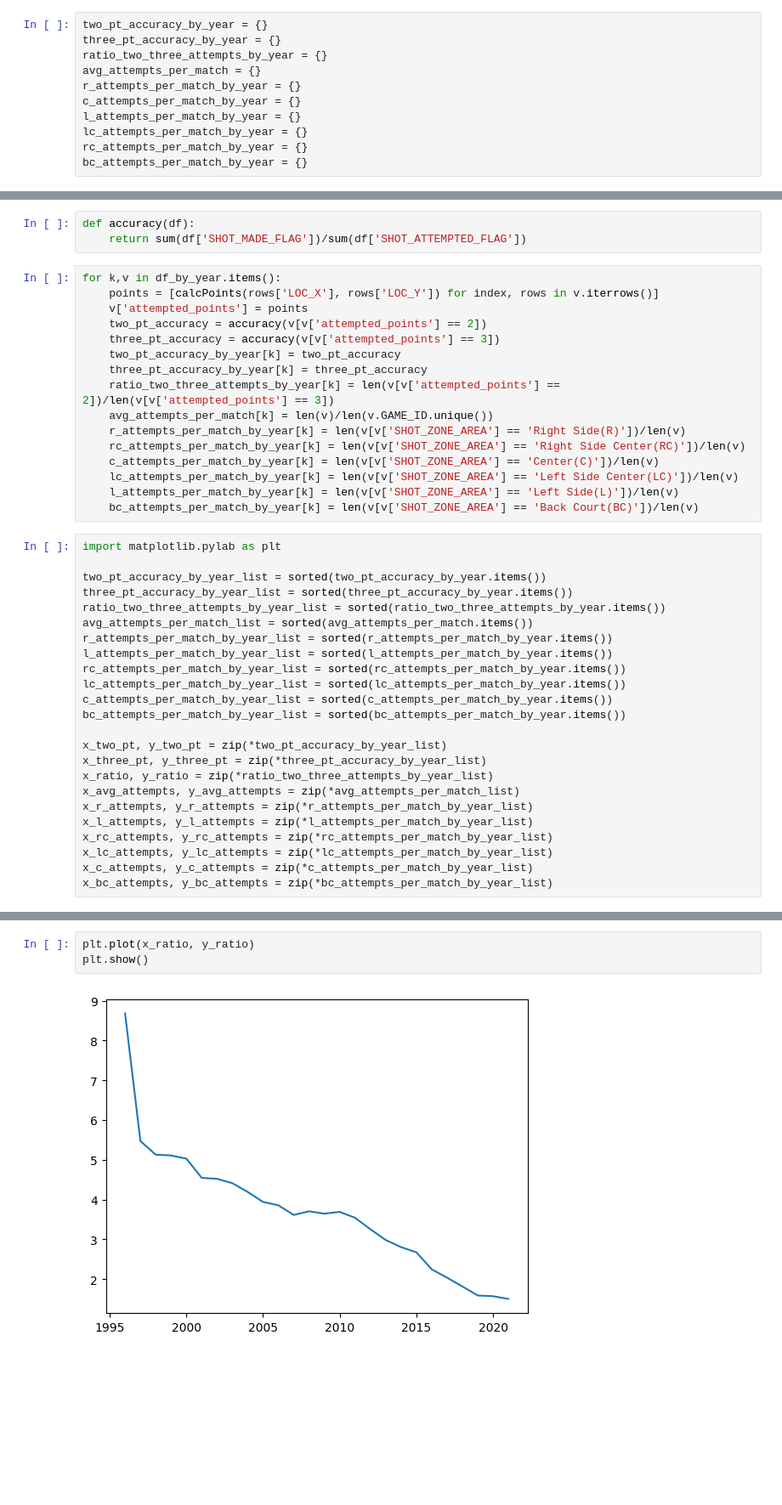
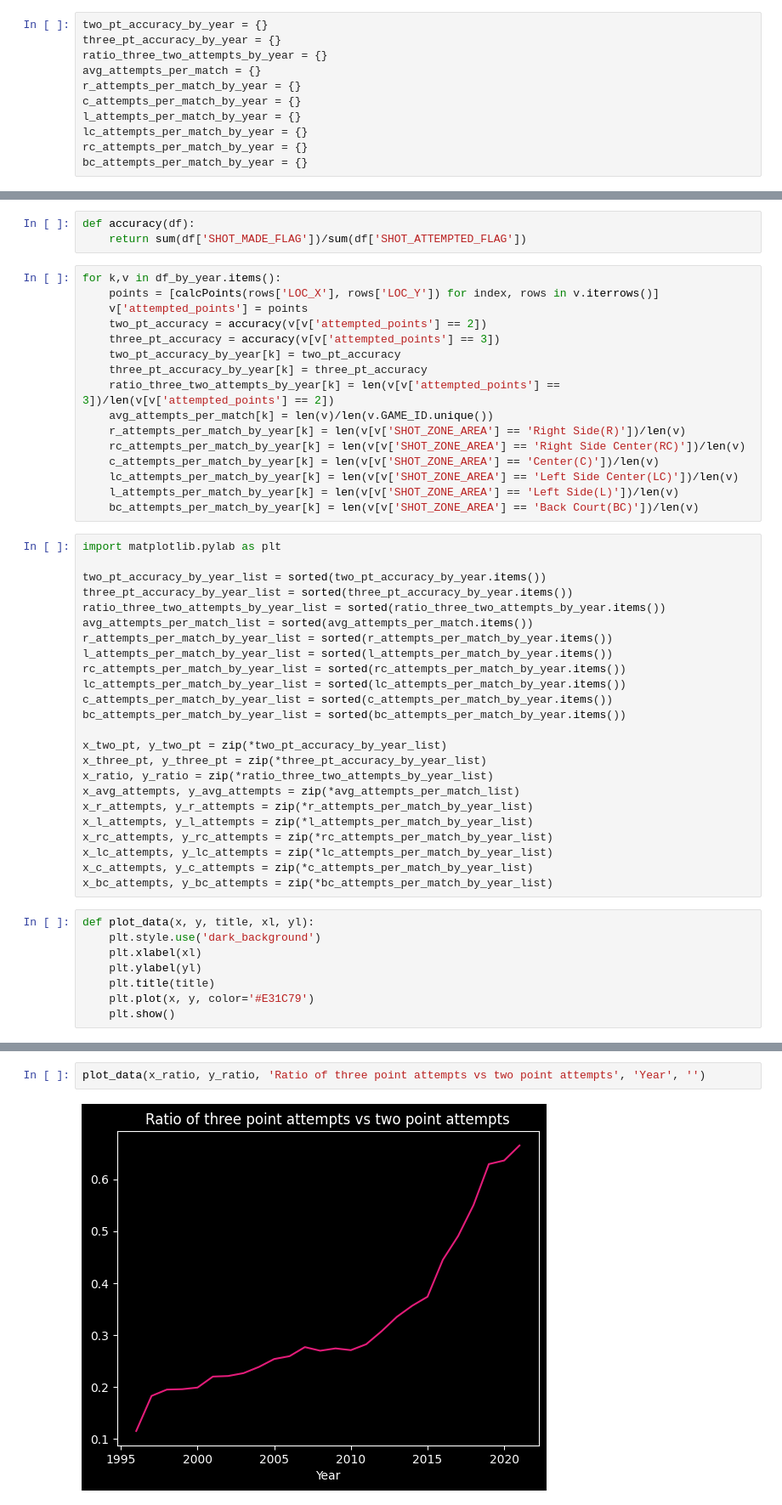
Before and after one commit to Zdolny99/NBA_shot_analysis, a Jupyter notebook: Accuracy-and-attempts-2pt-3pt-analysis.ipynb, the cells around one changed output, grey strips where cells are left out. Shown at 85% size. Drawn from its saved outputs; the diff is of its cells as text; blank space fills up the shorter version.

```diff
--- a/Accuracy-and-attempts-2pt-3pt-analysis.ipynb
+++ b/Accuracy-and-attempts-2pt-3pt-analysis.ipynb
@@ -32,7 +37,7 @@ print(df_by_year[2004].SHOT_ZONE_AREA.unique())
 # %%
 two_pt_accuracy_by_year = {}
 three_pt_accuracy_by_year = {}
-ratio_two_three_attempts_by_year = {}
+ratio_three_two_attempts_by_year = {}
 avg_attempts_per_match = {}
 r_attempts_per_match_by_year = {}
 c_attempts_per_match_by_year = {}
@@ -57,7 +62,7 @@ for k,v in df_by_year.items():
     three_pt_accuracy = accuracy(v[v['attempted_points'] == 3])
     two_pt_accuracy_by_year[k] = two_pt_accuracy
     three_pt_accuracy_by_year[k] = three_pt_accuracy
-    ratio_two_three_attempts_by_year[k] = len(v[v['attempted_points'] == 2])/len(v[v['attempted_points'] == 3])
+    ratio_three_two_attempts_by_year[k] = len(v[v['attempted_points'] == 3])/len(v[v['attempted_points'] == 2])
     avg_attempts_per_match[k] = len(v)/len(v.GAME_ID.unique())
     r_attempts_per_match_by_year[k] = len(v[v['SHOT_ZONE_AREA'] == 'Right Side(R)'])/len(v)
     rc_attempts_per_match_by_year[k] = len(v[v['SHOT_ZONE_AREA'] == 'Right Side Center(RC)'])/len(v)
@@ -70,7 +75,7 @@ import matplotlib.pylab as plt
 
 two_pt_accuracy_by_year_list = sorted(two_pt_accuracy_by_year.items())
 three_pt_accuracy_by_year_list = sorted(three_pt_accuracy_by_year.items())
-ratio_two_three_attempts_by_year_list = sorted(ratio_two_three_attempts_by_year.items())
+ratio_three_two_attempts_by_year_list = sorted(ratio_three_two_attempts_by_year.items())
 avg_attempts_per_match_list = sorted(avg_attempts_per_match.items())
 r_attempts_per_match_by_year_list = sorted(r_attempts_per_match_by_year.items())
 l_attempts_per_match_by_year_list = sorted(l_attempts_per_match_by_year.items())
@@ -81,7 +86,7 @@ bc_attempts_per_match_by_year_list = sorted(bc_attempts_per_match_by_year.items(
 
 x_two_pt, y_two_pt = zip(*two_pt_accuracy_by_year_list)
 x_three_pt, y_three_pt = zip(*three_pt_accuracy_by_year_list)
-x_ratio, y_ratio = zip(*ratio_two_three_attempts_by_year_list)
+x_ratio, y_ratio = zip(*ratio_three_two_attempts_by_year_list)
 x_avg_attempts, y_avg_attempts = zip(*avg_attempts_per_match_list)
 x_r_attempts, y_r_attempts = zip(*r_attempts_per_match_by_year_list)
 x_l_attempts, y_l_attempts = zip(*l_attempts_per_match_by_year_list)
@@ -89,4 +94,12 @@ x_rc_attempts, y_rc_attempts = zip(*rc_attempts_per_match_by_year_list)
 x_lc_attempts, y_lc_attempts = zip(*lc_attempts_per_match_by_year_list)
 x_c_attempts, y_c_attempts = zip(*c_attempts_per_match_by_year_list)
 x_bc_attempts, y_bc_attempts = zip(*bc_attempts_per_match_by_year_list)
+# %%
+def plot_data(x, y, title, xl, yl):
+    plt.style.use('dark_background')
+    plt.xlabel(xl)
+    plt.ylabel(yl)
+    plt.title(title)
+    plt.plot(x, y, color='#E31C79')
+    plt.show()
 # %%
@@ -102,6 +113,5 @@ plt.show()
 # %%
-plt.plot(x_ratio, y_ratio)
-plt.show()
+plot_data(x_ratio, y_ratio, 'Ratio of three point attempts vs two point attempts', 'Year', '')
 # %% [output]
-[figure, old version]
+[figure, new version]
 # %%
```
Also changed, not shown: parts of 12 cells of this notebook.
